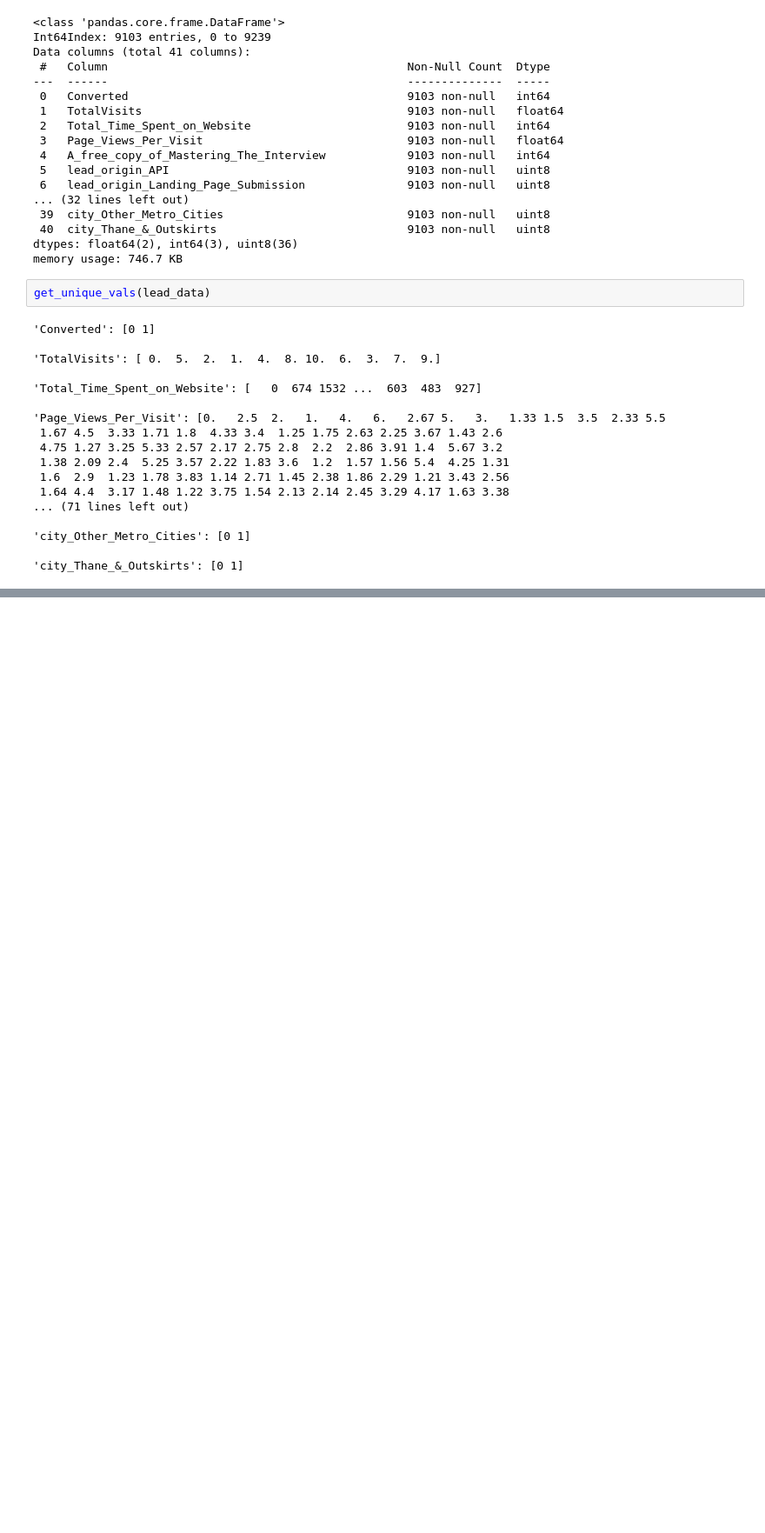
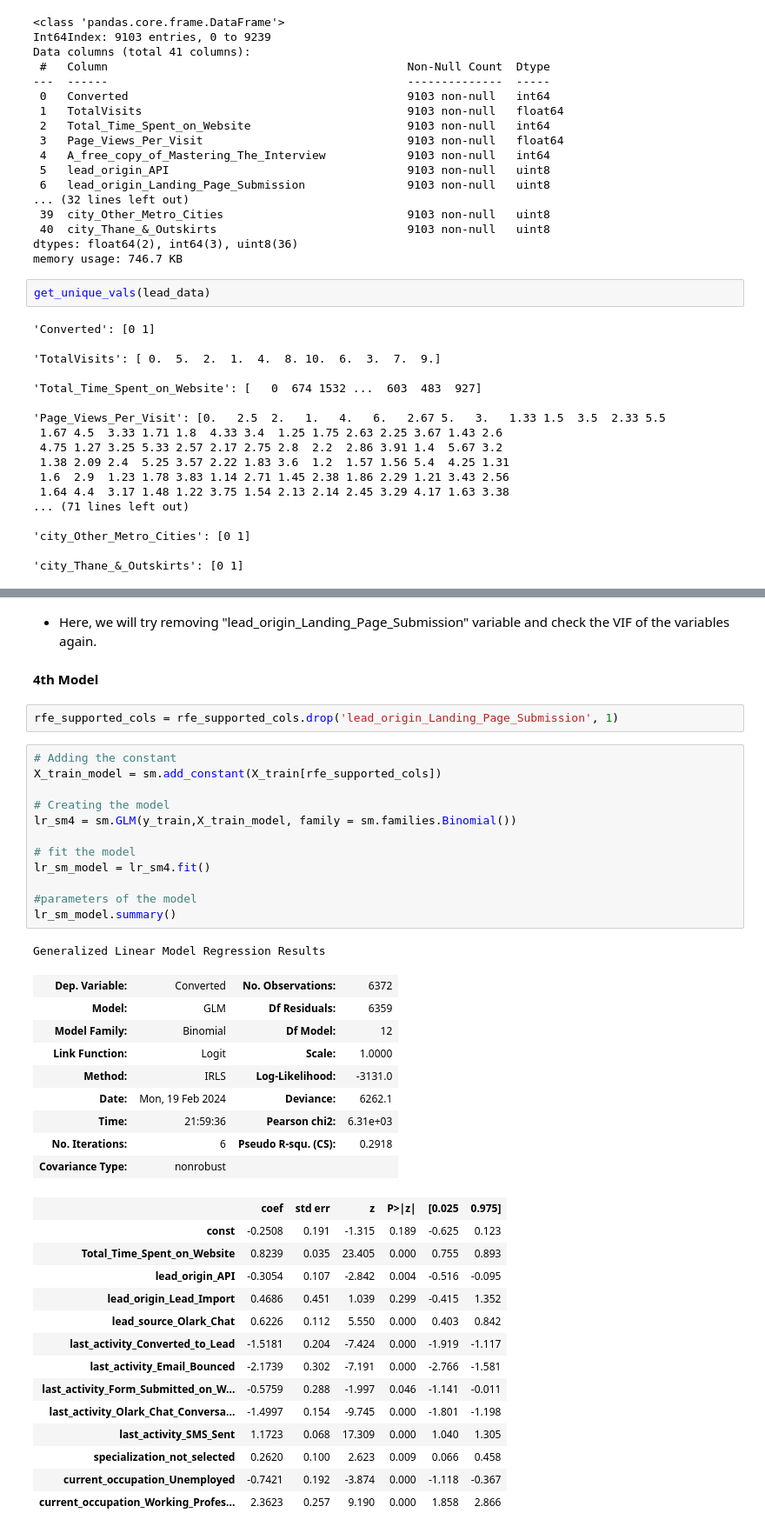
Before and after one commit to BharatPanera/lead_scoring_case_study, a Jupyter notebook: lead_scoring.ipynb, the cells around one changed output, grey strips where cells are left out. Shown at 87% size. Cells and saved outputs as stored; diff of their text form; blank space fills up the shorter version.

```diff
--- a/lead_scoring.ipynb
+++ b/lead_scoring.ipynb
@@ -1497,0 +1845,43 @@ get_unique_vals(lead_data)
+# %% [markdown]
+- Here, we will try removing "lead_origin_Landing_Page_Submission" variable and check the VIF of the variables again.
+# %% [markdown]
+**4th Model**
+# %%
+rfe_supported_cols = rfe_supported_cols.drop('lead_origin_Landing_Page_Submission', 1)
+# %%
+# Adding the constant
+X_train_model = sm.add_constant(X_train[rfe_supported_cols])
+
+# Creating the model
+lr_sm4 = sm.GLM(y_train,X_train_model, family = sm.families.Binomial())
+
+# fit the model
+lr_sm_model = lr_sm4.fit()
+
+#parameters of the model
+lr_sm_model.summary()
+# %% [output]
+Generalized Linear Model Regression Results
+| Dep. Variable: | Converted | No. Observations: | 6372 |
+| Model: | GLM | Df Residuals: | 6359 |
+| Model Family: | Binomial | Df Model: | 12 |
+| Link Function: | Logit | Scale: | 1.0000 |
+| Method: | IRLS | Log-Likelihood: | -3131.0 |
+| Date: | Mon, 19 Feb 2024 | Deviance: | 6262.1 |
+| Time: | 21:59:36 | Pearson chi2: | 6.31e+03 |
+| No. Iterations: | 6 | Pseudo R-squ. (CS): | 0.2918 |
+| Covariance Type: | nonrobust |  |  |
+|  | coef | std err | z | P>|z| | [0.025 | 0.975] |
+| const | -0.2508 | 0.191 | -1.315 | 0.189 | -0.625 | 0.123 |
+| Total_Time_Spent_on_Website | 0.8239 | 0.035 | 23.405 | 0.000 | 0.755 | 0.893 |
+| lead_origin_API | -0.3054 | 0.107 | -2.842 | 0.004 | -0.516 | -0.095 |
+| lead_origin_Lead_Import | 0.4686 | 0.451 | 1.039 | 0.299 | -0.415 | 1.352 |
+| lead_source_Olark_Chat | 0.6226 | 0.112 | 5.550 | 0.000 | 0.403 | 0.842 |
+| last_activity_Converted_to_Lead | -1.5181 | 0.204 | -7.424 | 0.000 | -1.919 | -1.117 |
+| last_activity_Email_Bounced | -2.1739 | 0.302 | -7.191 | 0.000 | -2.766 | -1.581 |
+| last_activity_Form_Submitted_on_W... | -0.5759 | 0.288 | -1.997 | 0.046 | -1.141 | -0.011 |
+| last_activity_Olark_Chat_Conversa... | -1.4997 | 0.154 | -9.745 | 0.000 | -1.801 | -1.198 |
+| last_activity_SMS_Sent | 1.1723 | 0.068 | 17.309 | 0.000 | 1.040 | 1.305 |
+| specialization_not_selected | 0.2620 | 0.100 | 2.623 | 0.009 | 0.066 | 0.458 |
+| current_occupation_Unemployed | -0.7421 | 0.192 | -3.874 | 0.000 | -1.118 | -0.367 |
+| current_occupation_Working_Profes... | 2.3623 | 0.257 | 9.190 | 0.000 | 1.858 | 2.866 |
```
Also changed, not shown: parts of 47 cells of this notebook.
